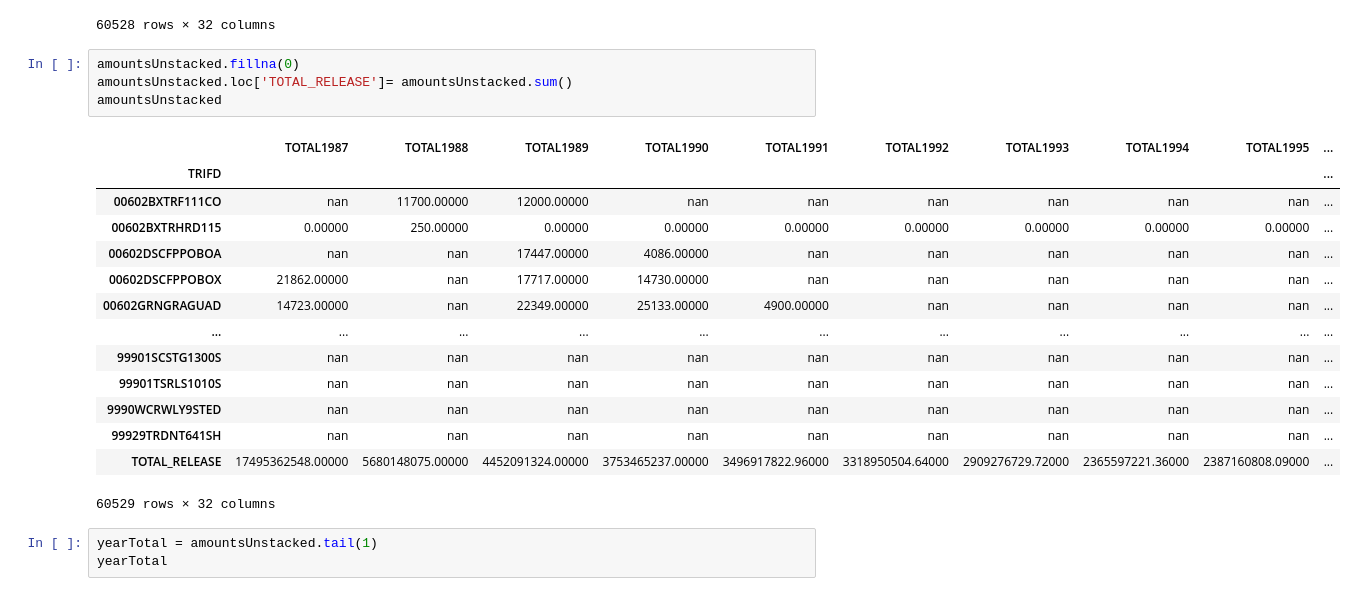
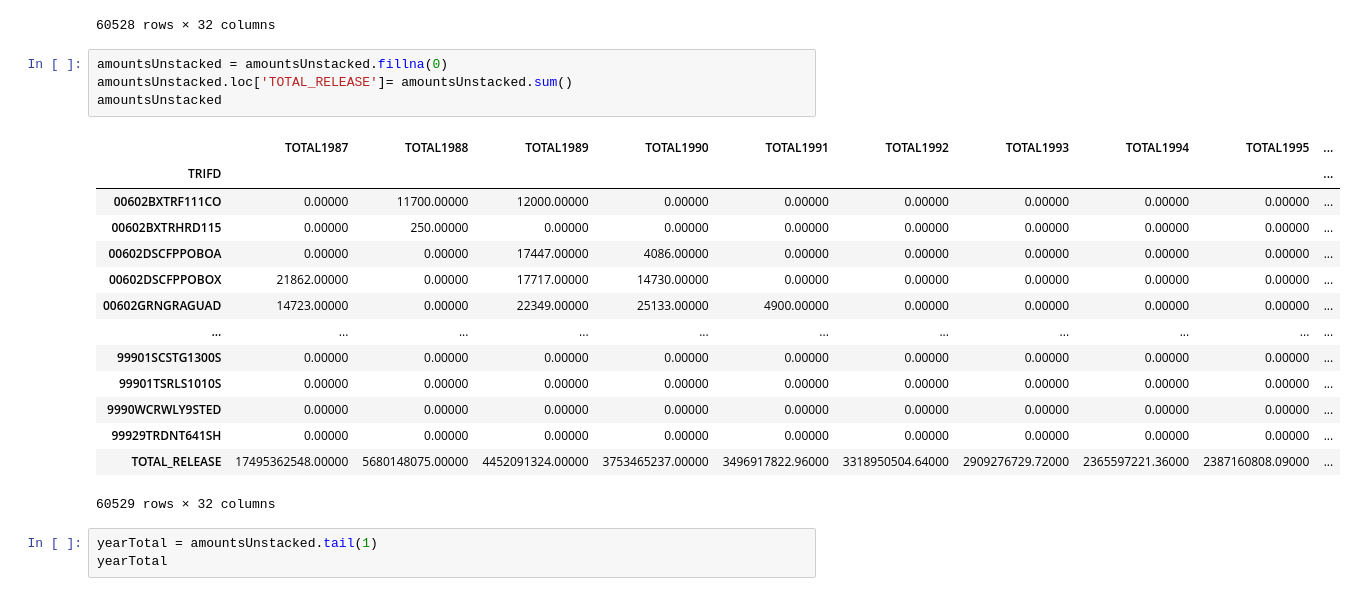
Before and after one commit to EileenGrady/us-industrial-pollution, a Jupyter notebook: notebooks/all-years-tri.ipynb, the cells around one changed output. Drawn from its saved outputs; the diff is of its cells as text.

```diff
--- a/notebooks/all-years-tri.ipynb
+++ b/notebooks/all-years-tri.ipynb
@@ -321,22 +321,22 @@ amountsUnstacked
 | 99929TRDNT641SH | nan | nan | nan | nan | nan | nan | nan | nan | nan | ... |
 60528 rows × 32 columns
 # %%
-amountsUnstacked.fillna(0)
+amountsUnstacked = amountsUnstacked.fillna(0)
 amountsUnstacked.loc['TOTAL_RELEASE']= amountsUnstacked.sum()
 amountsUnstacked
 # %% [output]
 |  | TOTAL1987 | TOTAL1988 | TOTAL1989 | TOTAL1990 | TOTAL1991 | TOTAL1992 | TOTAL1993 | TOTAL1994 | TOTAL1995 | ... |
 | TRIFD |  |  |  |  |  |  |  |  |  | ... |
-| 00602BXTRF111CO | nan | 11700.00000 | 12000.00000 | nan | nan | nan | nan | nan | nan | ... |
+| 00602BXTRF111CO | 0.00000 | 11700.00000 | 12000.00000 | 0.00000 | 0.00000 | 0.00000 | 0.00000 | 0.00000 | 0.00000 | ... |
 | 00602BXTRHRD115 | 0.00000 | 250.00000 | 0.00000 | 0.00000 | 0.00000 | 0.00000 | 0.00000 | 0.00000 | 0.00000 | ... |
-| 00602DSCFPPOBOA | nan | nan | 17447.00000 | 4086.00000 | nan | nan | nan | nan | nan | ... |
-| 00602DSCFPPOBOX | 21862.00000 | nan | 17717.00000 | 14730.00000 | nan | nan | nan | nan | nan | ... |
-| 00602GRNGRAGUAD | 14723.00000 | nan | 22349.00000 | 25133.00000 | 4900.00000 | nan | nan | nan | nan | ... |
+| 00602DSCFPPOBOA | 0.00000 | 0.00000 | 17447.00000 | 4086.00000 | 0.00000 | 0.00000 | 0.00000 | 0.00000 | 0.00000 | ... |
+| 00602DSCFPPOBOX | 21862.00000 | 0.00000 | 17717.00000 | 14730.00000 | 0.00000 | 0.00000 | 0.00000 | 0.00000 | 0.00000 | ... |
+| 00602GRNGRAGUAD | 14723.00000 | 0.00000 | 22349.00000 | 25133.00000 | 4900.00000 | 0.00000 | 0.00000 | 0.00000 | 0.00000 | ... |
 | ... | ... | ... | ... | ... | ... | ... | ... | ... | ... | ... |
-| 99901SCSTG1300S | nan | nan | nan | nan | nan | nan | nan | nan | nan | ... |
-| 99901TSRLS1010S | nan | nan | nan | nan | nan | nan | nan | nan | nan | ... |
-| 9990WCRWLY9STED | nan | nan | nan | nan | nan | nan | nan | nan | nan | ... |
-| 99929TRDNT641SH | nan | nan | nan | nan | nan | nan | nan | nan | nan | ... |
+| 99901SCSTG1300S | 0.00000 | 0.00000 | 0.00000 | 0.00000 | 0.00000 | 0.00000 | 0.00000 | 0.00000 | 0.00000 | ... |
+| 99901TSRLS1010S | 0.00000 | 0.00000 | 0.00000 | 0.00000 | 0.00000 | 0.00000 | 0.00000 | 0.00000 | 0.00000 | ... |
+| 9990WCRWLY9STED | 0.00000 | 0.00000 | 0.00000 | 0.00000 | 0.00000 | 0.00000 | 0.00000 | 0.00000 | 0.00000 | ... |
+| 99929TRDNT641SH | 0.00000 | 0.00000 | 0.00000 | 0.00000 | 0.00000 | 0.00000 | 0.00000 | 0.00000 | 0.00000 | ... |
 | TOTAL_RELEASE | 17495362548.00000 | 5680148075.00000 | 4452091324.00000 | 3753465237.00000 | 3496917822.96000 | 3318950504.64000 | 2909276729.72000 | 2365597221.36000 | 2387160808.09000 | ... |
 60529 rows × 32 columns
 # %%
```
Also changed, not shown: parts of 5 cells of this notebook, 3 other files.
